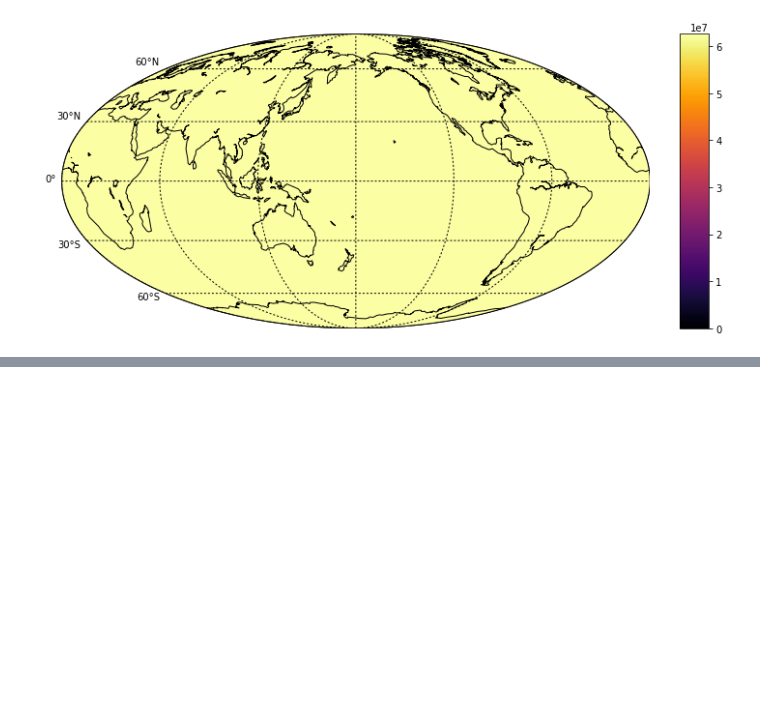
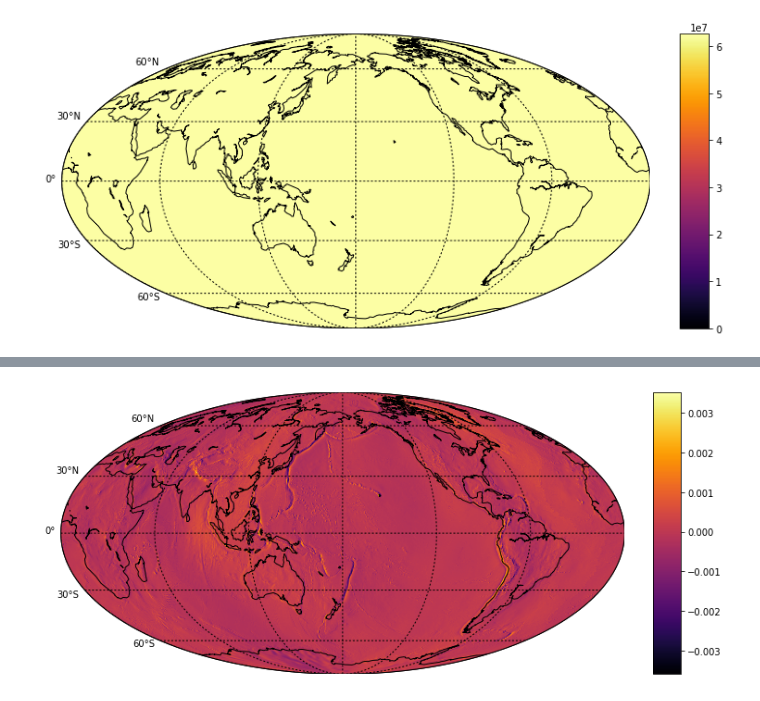
Before and after one commit to fghorow/SHToolsDemo, a Jupyter notebook: SHToolsMakeGravGridBug.ipynb, the cells around one changed output, grey strips where cells are left out. Cells and saved outputs as stored; diff of their text form; code cells hidden in the pictures; blank space fills up the shorter version.

```diff
--- a/SHToolsMakeGravGridBug.ipynb
+++ b/SHToolsMakeGravGridBug.ipynb
@@ -126,0 +135,4 @@ md_small.DrawMap(pot)
+# %%
+md_small.DrawMap(phi)
+# %% [output]
+[figure, added]
```
Also changed, not shown: parts of 12 cells of this notebook.
